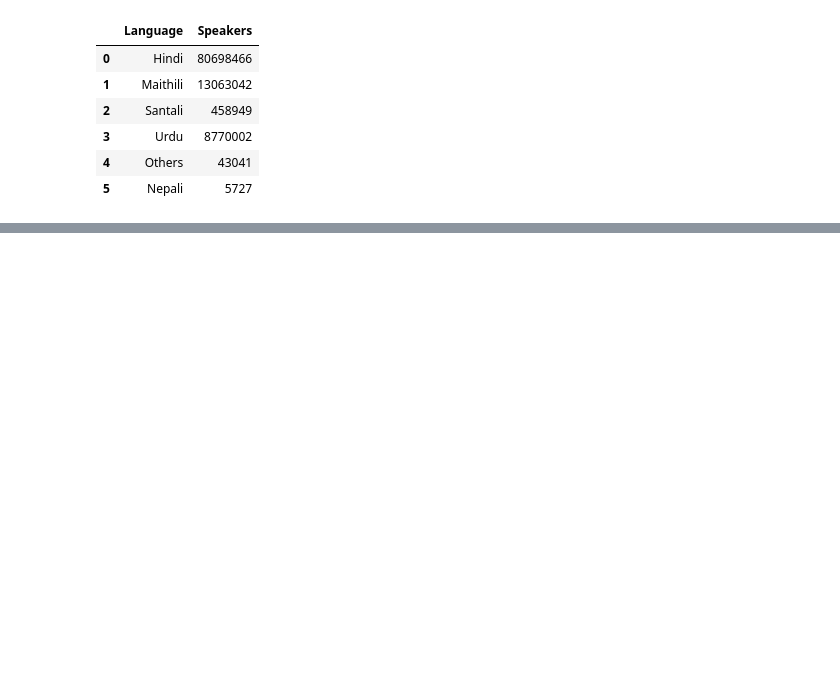
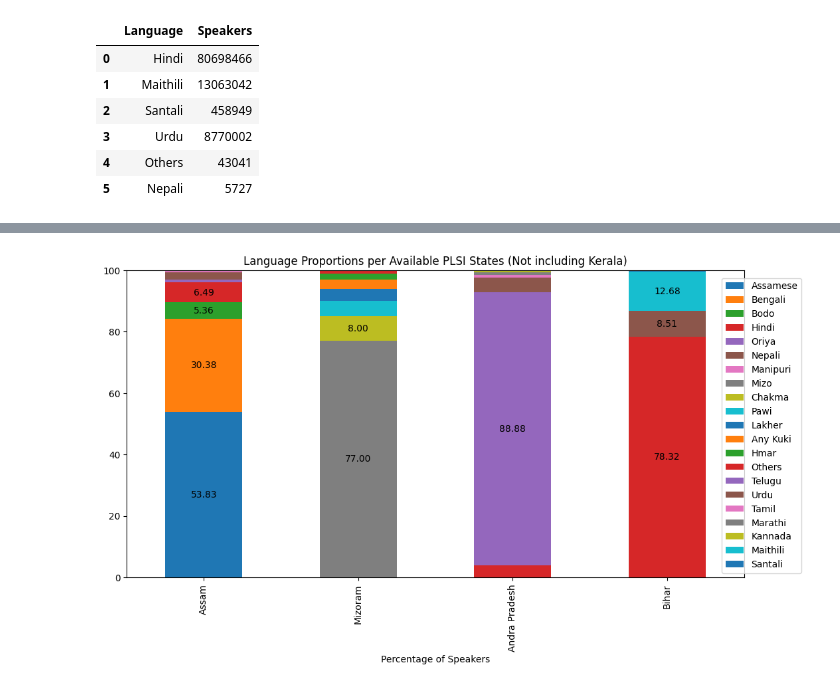
Before and after one commit to squishridyvi/Geographical-Distribution-Mapping-of-Dravidian-Languages-, a Jupyter notebook: Geographical Distribution of Dravidian Languages.ipynb, the cells around one changed output, grey strips where cells are left out. Drawn from its saved outputs; the diff is of its cells as text; code cells hidden in the pictures; blank space fills up the shorter version.

```diff
--- a/Geographical Distribution of Dravidian Languages.ipynb
+++ b/Geographical Distribution of Dravidian Languages.ipynb
@@ -2561,0 +2562,4 @@ plt.title("Top Languages Spoken in Bihar (2001)");
+# %%
+### CREATING LANGUAGE PROPORTION CHART
+a_m_a_b_plsi = pd.read_csv("a_m_a_b_speaker_distribution_plsi.csv")
+a_m_a_b_plsi
@@ -2561,0 +2573,4 @@ plt.title("Top Languages Spoken in Bihar (2001)");
+# %%
+## setting state as the index
+a_m_a_b_plsi = a_m_a_b_plsi.set_index("State")
+a_m_a_b_plsi
@@ -2561,0 +2585,9 @@ plt.title("Top Languages Spoken in Bihar (2001)");
+# %%
+## sums values in each row
+amab_row_totals = a_m_a_b_plsi.sum(axis=1)
+
+## calculate percentages
+amab_normalized_nomal_df = a_m_a_b_plsi.div(amab_row_totals, axis=0)
+
+amab_percentage_nomal_df = amab_normalized_nomal_df * 100
+amab_percentage_nomal_df
@@ -2561,0 +2622,26 @@ plt.title("Top Languages Spoken in Bihar (2001)");
+# %%
+ax = amab_percentage_nomal_df.plot(
+    kind="bar",
+    stacked=True,
+    figsize=(12, 6),
+)
+plt.title("Language Proportions per Available PLSI States (Not including Kerala)")
+plt.xlabel("District")
+plt.xlabel("Percentage of Speakers");
+plt.legend(bbox_to_anchor=(1.1, .99))
+
+
+# tried to create labels and position them properly (if the height is above 5%)
+for container in ax.containers:
+    labels = []
+    for bar in container:
+        if bar.get_height() > 5:
+            height = bar.get_height()
+            formatted_str = f"{height:.2f}"
+            labels.append(formatted_str)
+        else:
+            labels.append("")
+
+    ax.bar_label(container, labels, label_type='center')
+# %% [output]
+[figure, added]
```
Also changed, not shown: parts of 5 cells of this notebook.
